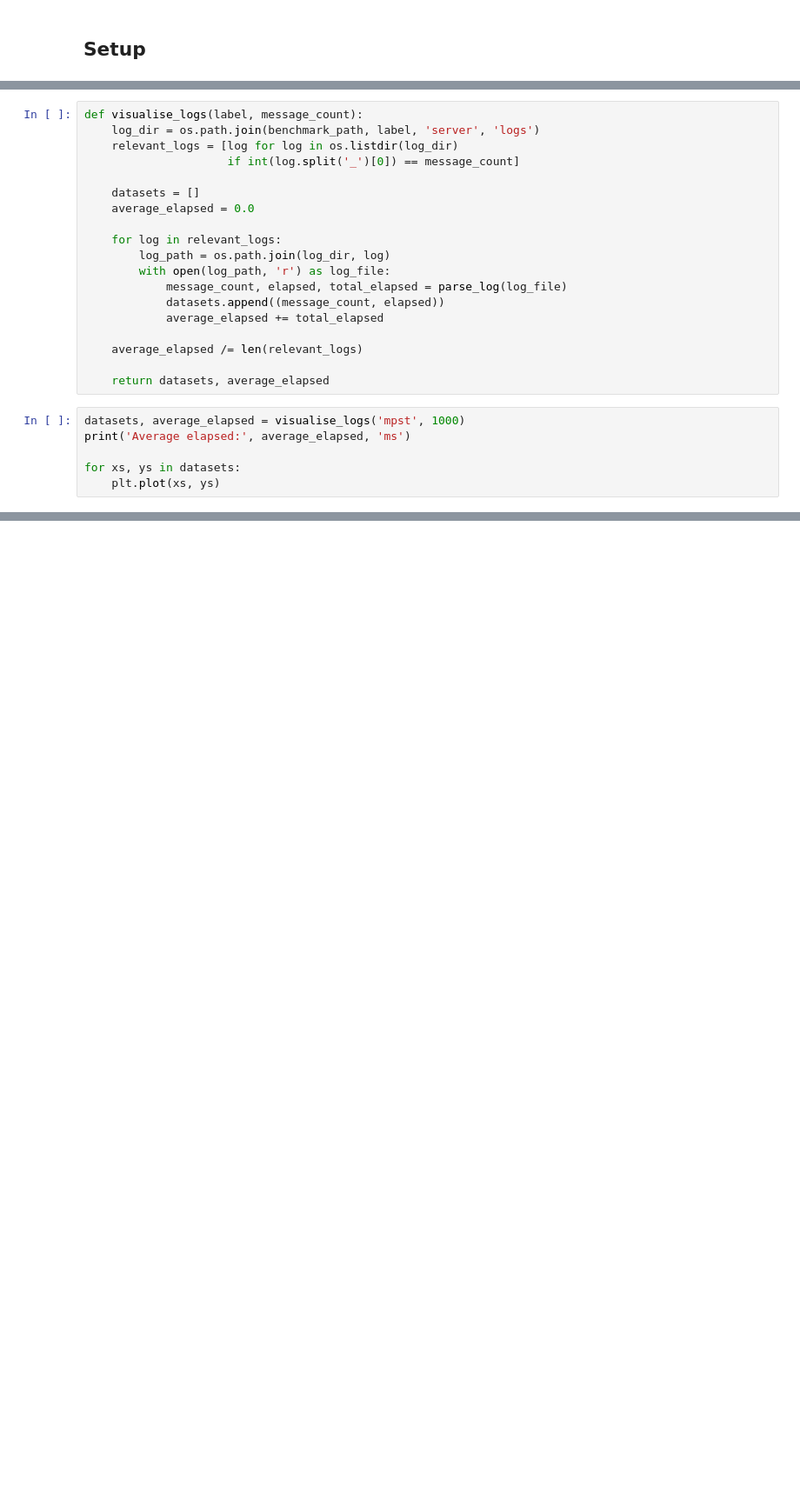
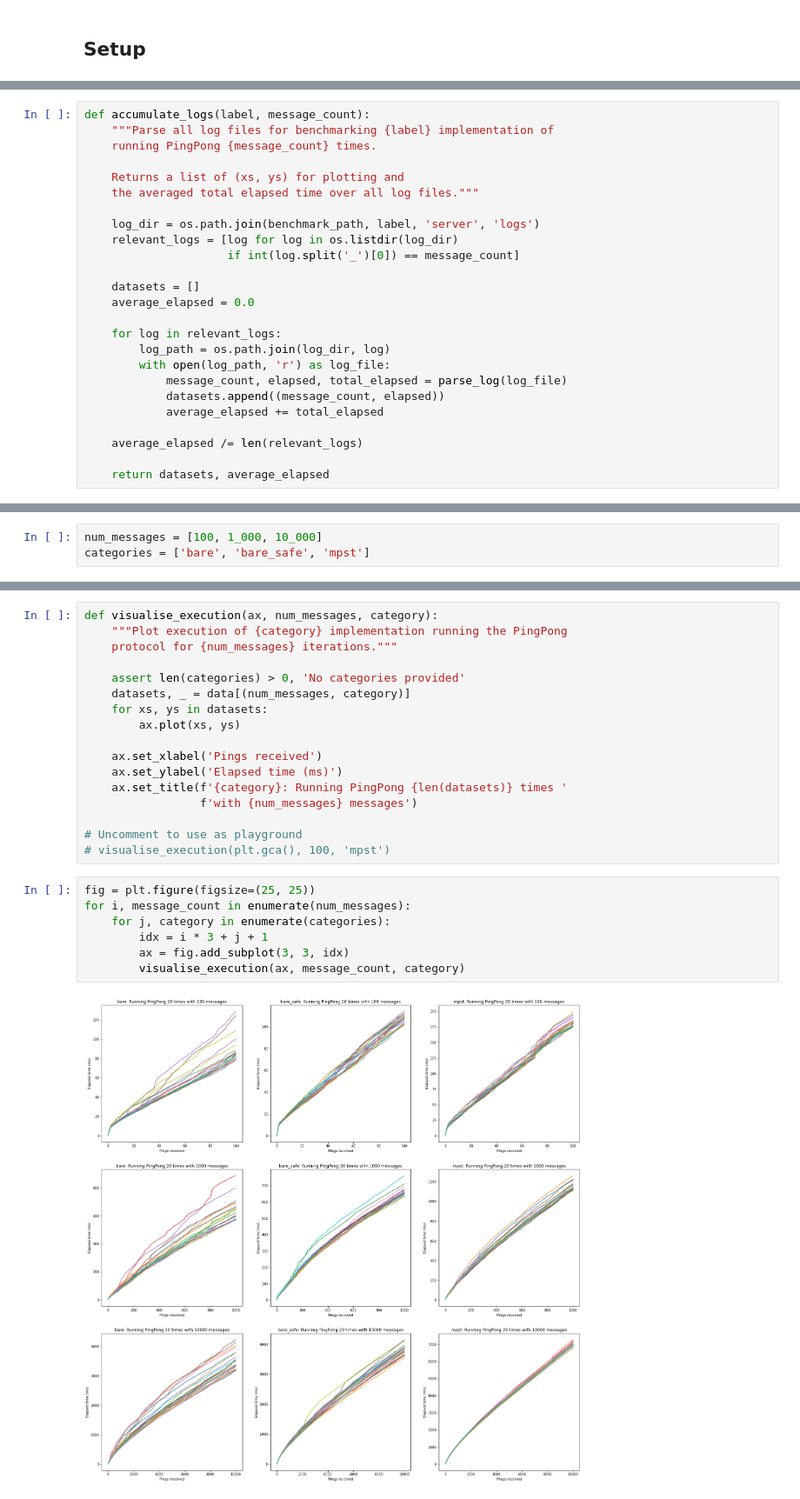
Before and after one commit to ansonmiu0214/TypeScript-Multiparty-Sessions, a Jupyter notebook: benchmarks/Benchmarks.ipynb, the cells around one changed output, grey strips where cells are left out. Shown: that part at 87% size. Cells and saved outputs as stored; diff of their text form; blank space fills up the shorter version.

Commit message:
Add benchmark graphs and tables in notebook

```diff
--- a/benchmarks/Benchmarks.ipynb
+++ b/benchmarks/Benchmarks.ipynb
@@ -49,7 +78,13 @@ def parse_log(content, prefix = 'benchmark'):
 
     return message_sent, elapsed_ms, total_elapsed_ms
 # %%
-def visualise_logs(label, message_count):
+def accumulate_logs(label, message_count):
+    """Parse all log files for benchmarking {label} implementation of
+    running PingPong {message_count} times.
+
+    Returns a list of (xs, ys) for plotting and
+    the averaged total elapsed time over all log files."""
+
     log_dir = os.path.join(benchmark_path, label, 'server', 'logs')
     relevant_logs = [log for log in os.listdir(log_dir)
                      if int(log.split('_')[0]) == message_count]
@@ -67,9 +102,3 @@ def visualise_logs(label, message_count):
     average_elapsed /= len(relevant_logs)
 
     return datasets, average_elapsed
-# %%
-datasets, average_elapsed = visualise_logs('mpst', 1000)
-print('Average elapsed:', average_elapsed, 'ms')
-
-for xs, ys in datasets:
-    plt.plot(xs, ys)
@@ -78,0 +110,3 @@ Average elapsed: 2267.0894 ms
+# %%
+num_messages = [100, 1_000, 10_000]
+categories = ['bare', 'bare_safe', 'mpst']
@@ -78,0 +192,26 @@ Average elapsed: 2267.0894 ms
+# %%
+def visualise_execution(ax, num_messages, category):
+    """Plot execution of {category} implementation running the PingPong
+    protocol for {num_messages} iterations."""
+
+    assert len(categories) > 0, 'No categories provided'
+    datasets, _ = data[(num_messages, category)]
+    for xs, ys in datasets:
+        ax.plot(xs, ys)
+
+    ax.set_xlabel('Pings received')
+    ax.set_ylabel('Elapsed time (ms)')
+    ax.set_title(f'{category}: Running PingPong {len(datasets)} times '
+                 f'with {num_messages} messages')
+
+# Uncomment to use as playground
+# visualise_execution(plt.gca(), 100, 'mpst')
+# %%
+fig = plt.figure(figsize=(25, 25))
+for i, message_count in enumerate(num_messages):
+    for j, category in enumerate(categories):
+        idx = i * 3 + j + 1
+        ax = fig.add_subplot(3, 3, idx)
+        visualise_execution(ax, message_count, category)
+# %% [output]
+[figure, added]
```
Also changed, not shown: parts of 12 cells of this notebook.
